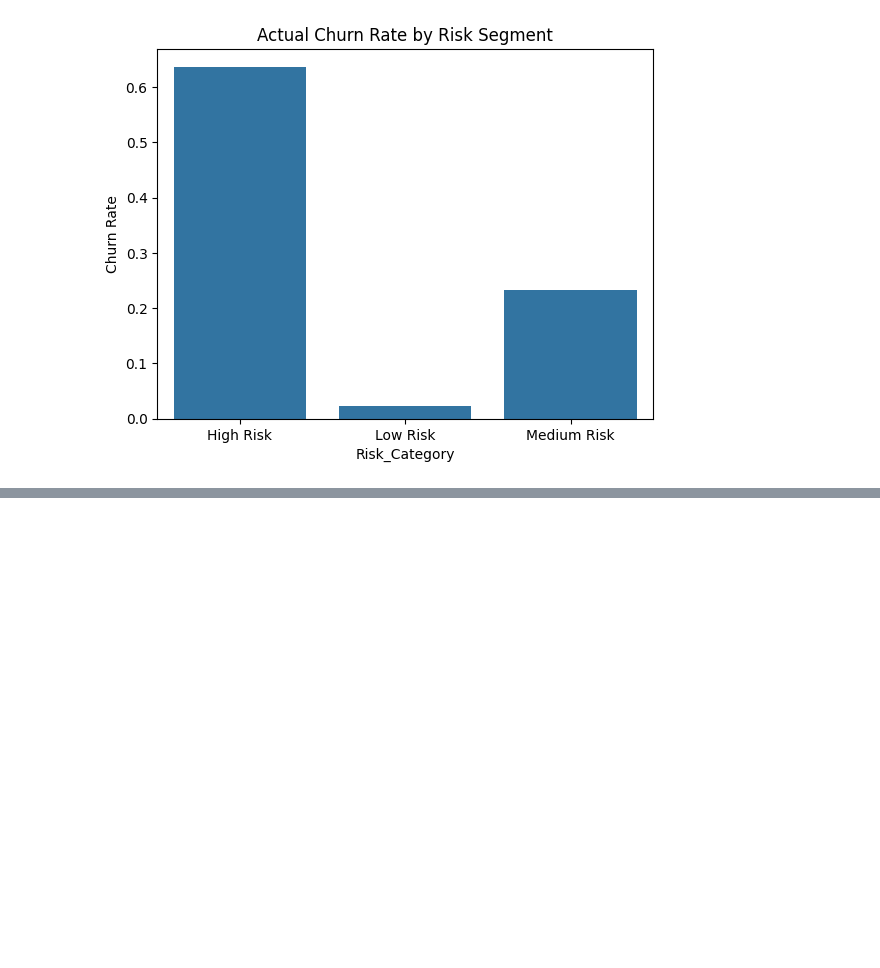
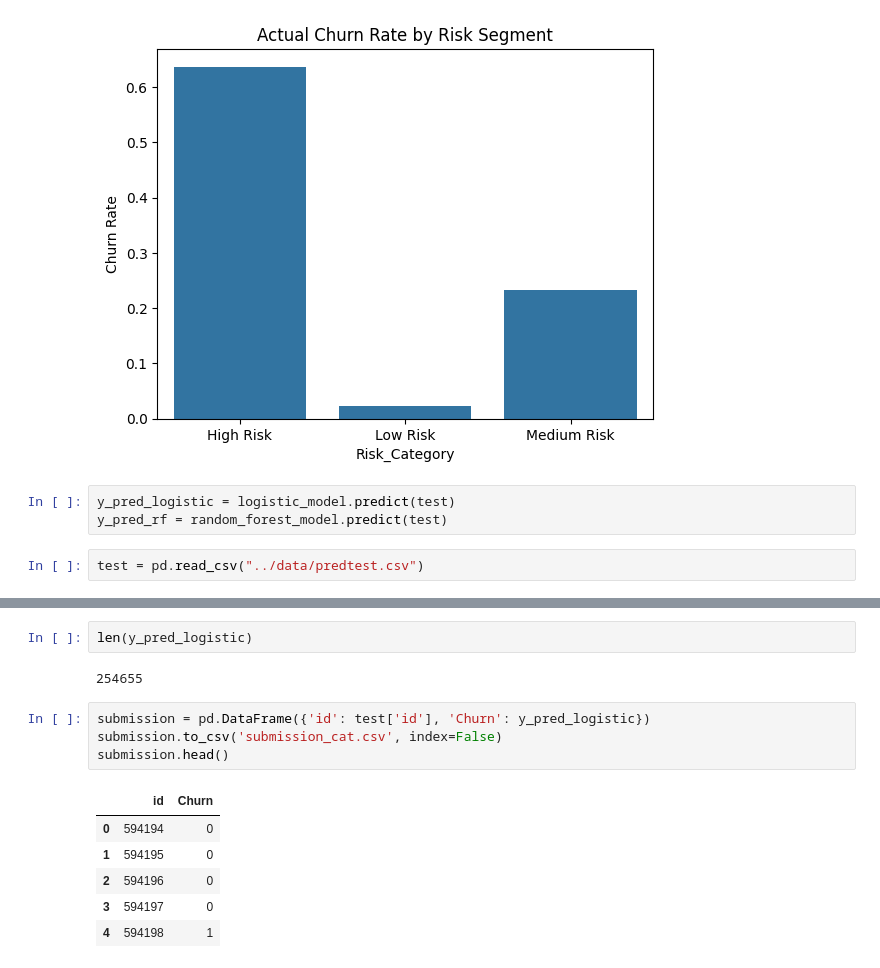
Before and after one commit to shiv2-dot/30-days-ML, a Jupyter notebook: notebooks/predict customerchurn.ipynb, the cells around one changed output, grey strips where cells are left out. Drawn from its saved outputs; the diff is of its cells as text; blank space fills up the shorter version.

```diff
--- a/notebooks/predict customerchurn.ipynb
+++ b/notebooks/predict customerchurn.ipynb
@@ -721,3 +741,8 @@ plt.ylabel("Churn Rate")
 plt.show()
 # %% [output]
 [figure]
+# %%
+y_pred_logistic = logistic_model.predict(test)
+y_pred_rf = random_forest_model.predict(test)
+# %%
+test = pd.read_csv("../data/predtest.csv")
@@ -723,0 +769,15 @@ plt.show()
+# %%
+len(y_pred_logistic)
+# %% [output]
+254655
+# %%
+submission = pd.DataFrame({'id': test['id'], 'Churn': y_pred_logistic})
+submission.to_csv('submission_cat.csv', index=False)
+submission.head()
+# %% [output]
+|  | id | Churn |
+| 0 | 594194 | 0 |
+| 1 | 594195 | 0 |
+| 2 | 594196 | 0 |
+| 3 | 594197 | 0 |
+| 4 | 594198 | 1 |
```
Also changed, not shown: parts of 2 cells of this notebook.
